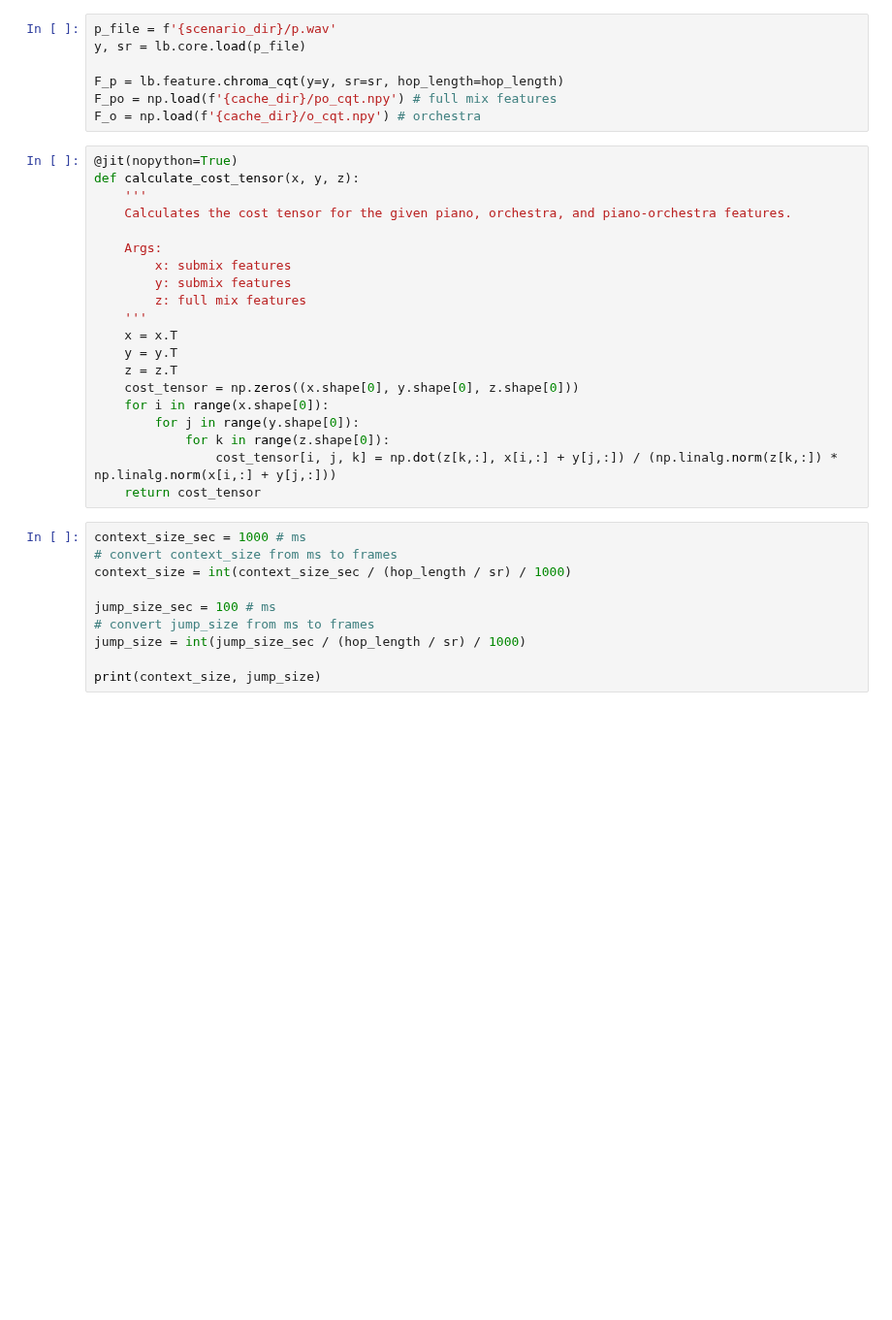
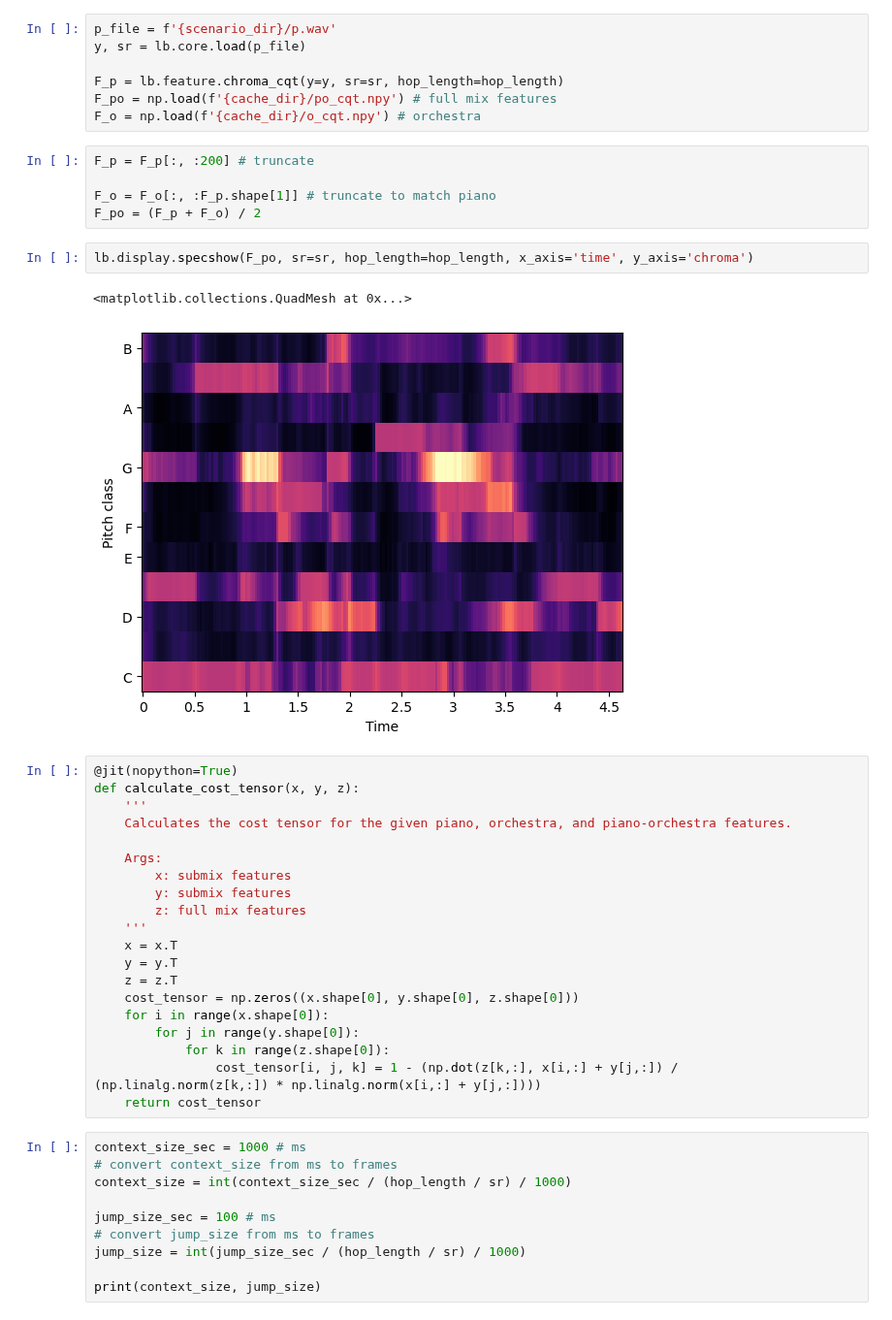
Before and after one commit to HMC-MIR/PianoConcertoAccompaniment, a Jupyter notebook: System_FlexDTW.ipynb, the cells around one changed output. Shown at 97% size. Drawn from its saved outputs; the diff is of its cells as text; blank space fills up the shorter version.

```diff
--- a/System_FlexDTW.ipynb
+++ b/System_FlexDTW.ipynb
@@ -189,6 +190,16 @@ y, sr = lb.core.load(p_file)
 F_p = lb.feature.chroma_cqt(y=y, sr=sr, hop_length=hop_length)
 F_po = np.load(f'{cache_dir}/po_cqt.npy') # full mix features
 F_o = np.load(f'{cache_dir}/o_cqt.npy') # orchestra
+# %%
+F_p = F_p[:, :200] # truncate
+
+F_o = F_o[:, :F_p.shape[1]] # truncate to match piano
+F_po = (F_p + F_o) / 2
+# %%
+lb.display.specshow(F_po, sr=sr, hop_length=hop_length, x_axis='time', y_axis='chroma')
+# %% [output]
+<matplotlib.collections.QuadMesh at 0x...>
+[figure, added]
 # %%
 @jit(nopython=True)
 def calculate_cost_tensor(x, y, z):
@@ -207,7 +218,7 @@ def calculate_cost_tensor(x, y, z):
     for i in range(x.shape[0]):
         for j in range(y.shape[0]):
             for k in range(z.shape[0]):
-                cost_tensor[i, j, k] = np.dot(z[k,:], x[i,:] + y[j,:]) / (np.linalg.norm(z[k,:]) * np.linalg.norm(x[i,:] + y[j,:]))
+                cost_tensor[i, j, k] = 1 - (np.dot(z[k,:], x[i,:] + y[j,:]) / (np.linalg.norm(z[k,:]) * np.linalg.norm(x[i,:] + y[j,:])))
     return cost_tensor
 # %%
 context_size_sec = 1000 # ms
```
Also changed, not shown: parts of 11 cells of this notebook.
